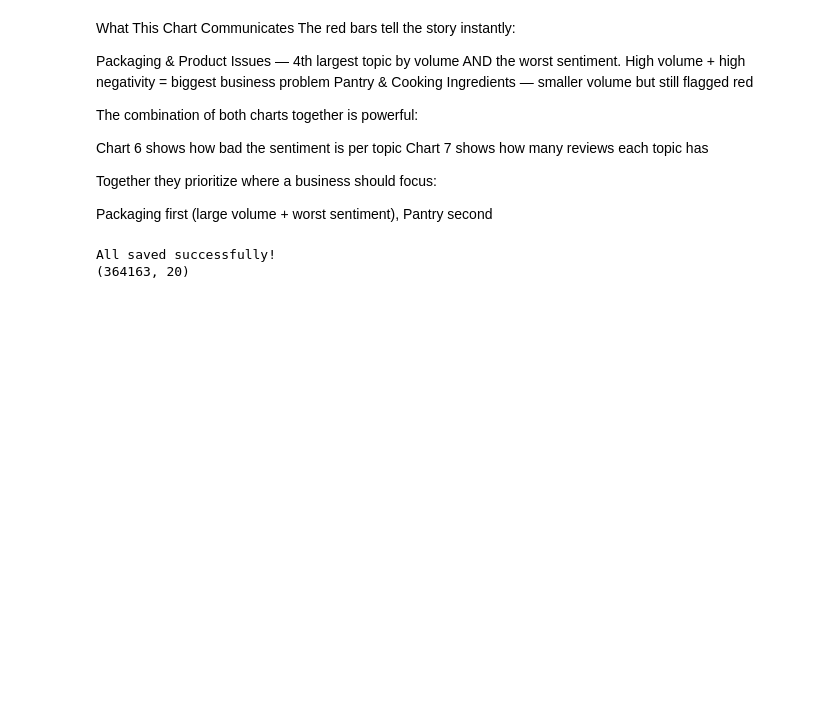
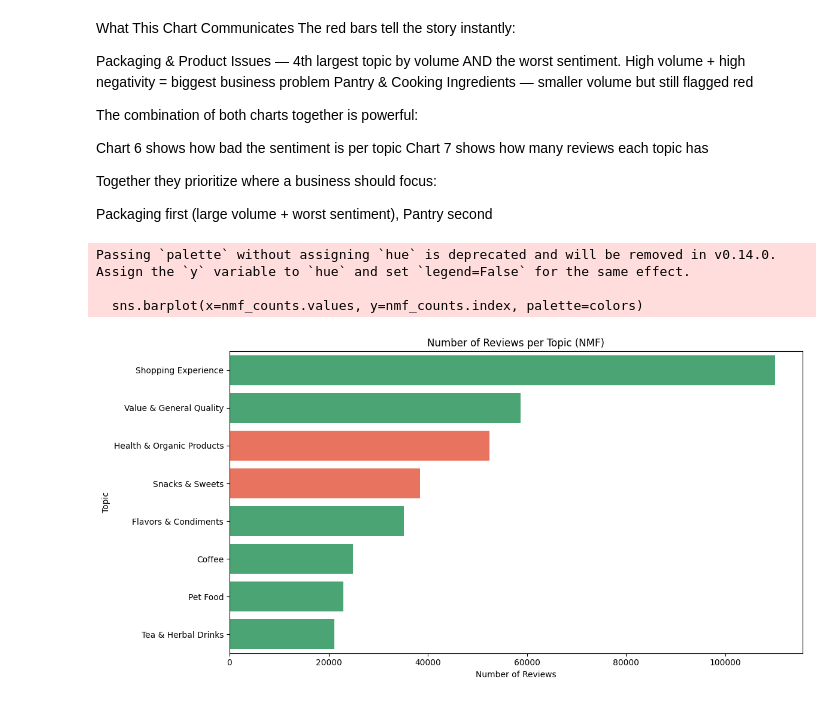
Before and after one commit to praharsh2527/NLP-insights-on-Unstructured-Data, a Jupyter notebook: Notebooks/03_Topic_Modelling.ipynb, the cells around one changed output. Cells and saved outputs as stored; diff of their text form; code cells hidden in the pictures; blank space fills up the shorter version.

```diff
--- a/Notebooks/03_Topic_Modelling.ipynb
+++ b/Notebooks/03_Topic_Modelling.ipynb
@@ -131,0 +240,18 @@ Name: count, dtype: int64
+# %%
+# Assign NMF topics to reviews
+nmf_topic_labels = {
+    0: 'Topic 1',  # update after seeing output
+    1: 'Topic 2',
+    2: 'Topic 3',
+    3: 'Topic 4',
+    4: 'Topic 5',
+    5: 'Topic 6',
+    6: 'Topic 7',
+    7: 'Topic 8'
+}
+
+doc_topic_nmf = nmf_model.transform(doc_term_matrix)
+df['nmf_topic'] = doc_topic_nmf.argmax(axis=1)
+df['nmf_topic_label'] = df['nmf_topic'].map(nmf_topic_labels)
+
+print(df['nmf_topic_label'].value_counts())
@@ -232,27 +401,21 @@ Chart 7 shows how many reviews each topic has
 Together they prioritize where a business should focus:
 
 Packaging first (large volume + worst sentiment), Pantry second
-# %%
-import pickle
-import os
-
-os.makedirs('../outputs', exist_ok=True)
-
-# Save LDA model and vectorizer
-with open('../outputs/lda_model.pkl', 'wb') as f:
-    pickle.dump(lda, f)
-
-with open('../outputs/lda_vectorizer.pkl', 'wb') as f:
-    pickle.dump(vectorizer, f)
-
-# Save topic summary
-topic_sentiment.to_csv('../outputs/topic_sentiment_summary.csv')
-
-# Save updated dataframe
-df.to_csv('Reviews_topics.csv', index=False)
-
-print("All saved successfully!")
-print(df.shape)
-# %% [output]
-All saved successfully!
-(364163, 20)
+# %%
+plt.figure(figsize=(12, 6))
+nmf_counts = df['nmf_topic_label'].value_counts()
+colors = ['tomato' if label in ['Snacks & Sweets',
+          'Health & Organic Products'] else 'mediumseagreen'
+          for label in nmf_counts.index]
+
+sns.barplot(x=nmf_counts.values, y=nmf_counts.index, palette=colors)
+plt.title('Number of Reviews per Topic (NMF)')
+plt.xlabel('Number of Reviews')
+plt.ylabel('Topic')
+plt.tight_layout()
+plt.show()
+# %% [output]
+Passing `palette` without assigning `hue` is deprecated and will be removed in v0.14.0. Assign the `y` variable to `hue` and set `legend=False` for the same effect.
+
+  sns.barplot(x=nmf_counts.values, y=nmf_counts.index, palette=colors)
+[figure, added]
```
Also changed, not shown: parts of 29 cells of this notebook, 3 other files.
